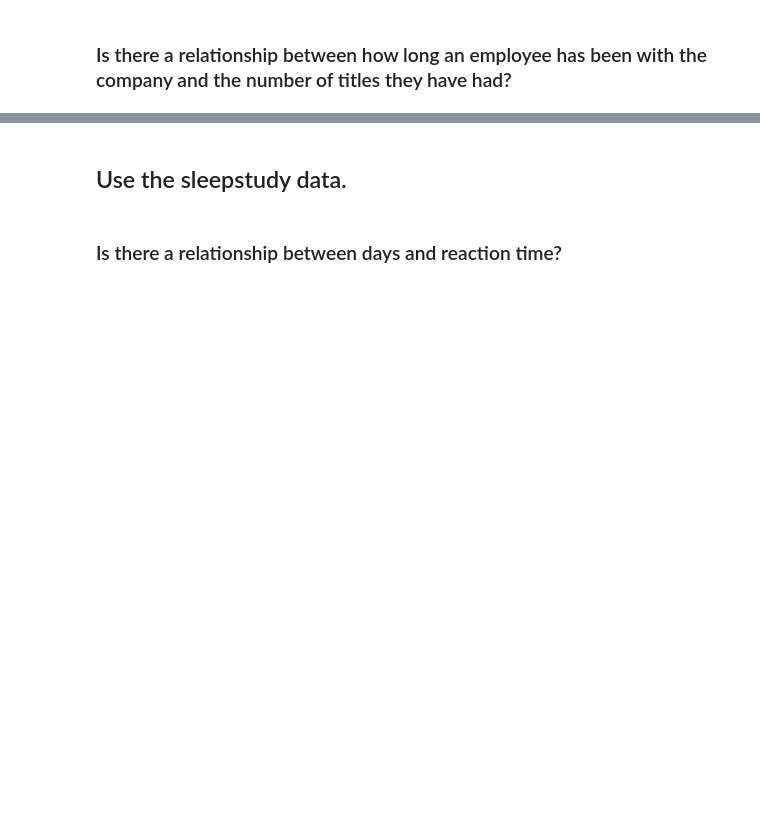
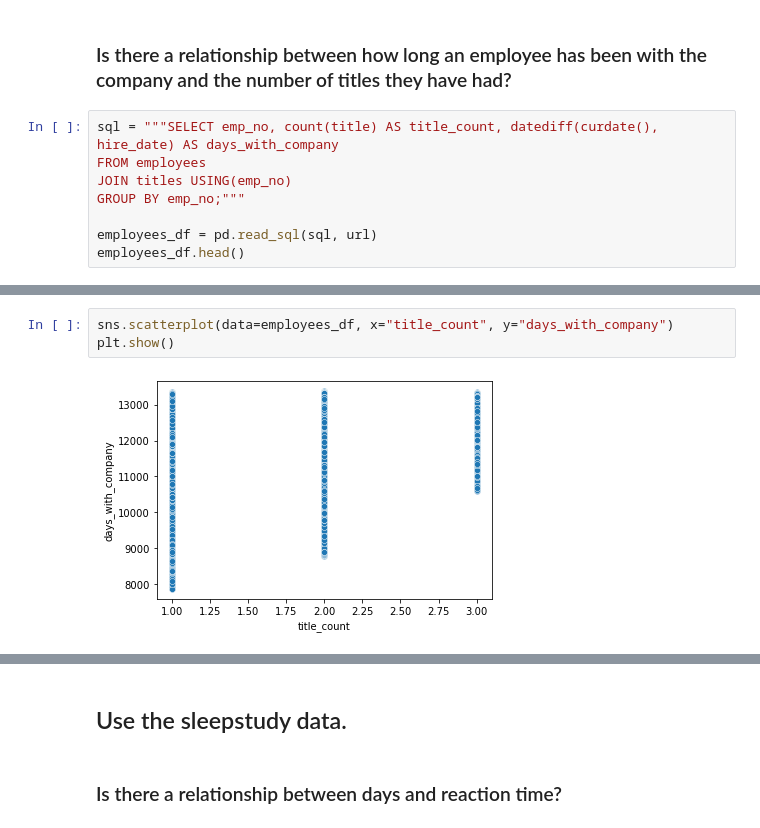
Before and after one commit to jeffakins/statistics_exercises, a Jupyter notebook: hypothesis_testing.ipynb, the cells around one changed output, grey strips where cells are left out. Saved outputs shown, nothing was run; the diff lists cells and outputs as text; blank space fills up the shorter version.

```diff
--- a/hypothesis_testing.ipynb
+++ b/hypothesis_testing.ipynb
@@ -494,2 +512,10 @@ plt.show()
 # %% [markdown]
 ### Is there a relationship between how long an employee has been with the company and the number of titles they have had?
+# %%
+sql = """SELECT emp_no, count(title) AS title_count, datediff(curdate(), hire_date) AS days_with_company
+FROM employees
+JOIN titles USING(emp_no)
+GROUP BY emp_no;"""
+
+employees_df = pd.read_sql(sql, url)
+employees_df.head()
@@ -495,0 +529,5 @@ plt.show()
+# %%
+sns.scatterplot(data=employees_df, x="title_count", y="days_with_company")
+plt.show()
+# %% [output]
+[figure, added]
```
Also changed, not shown: parts of 10 cells of this notebook, 1 other file.
